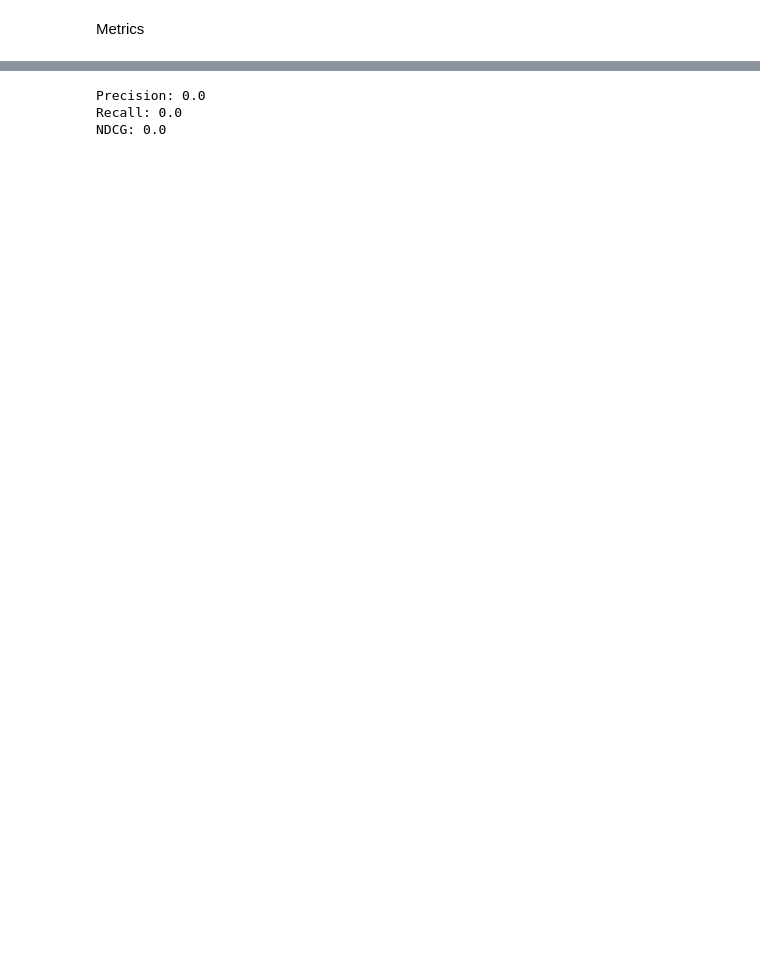
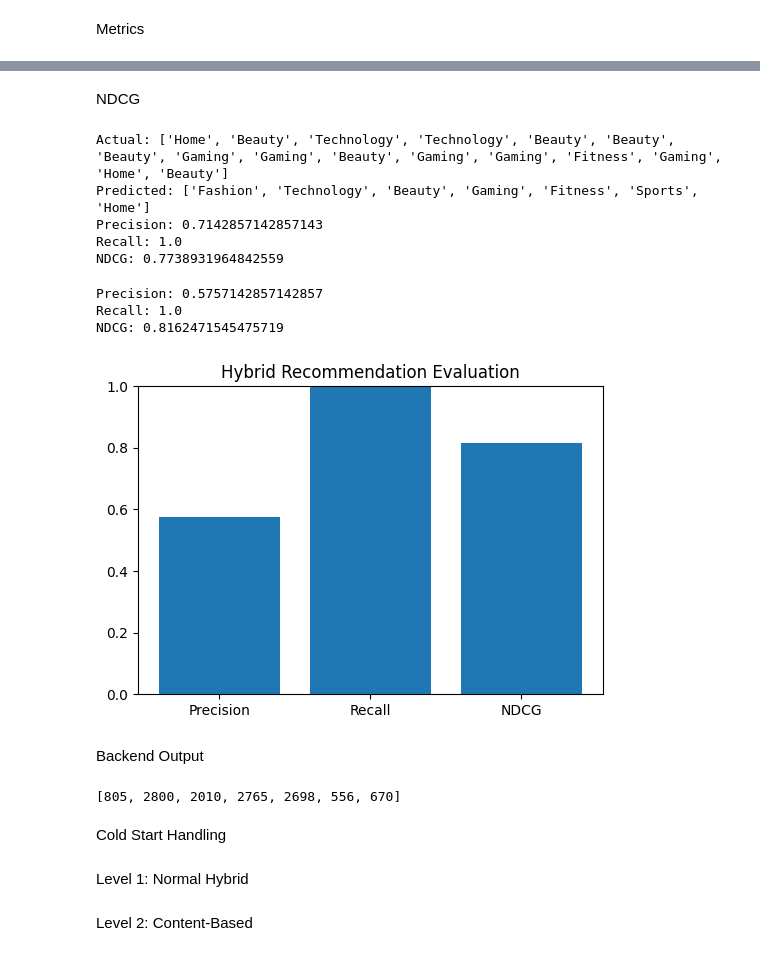
Before and after one commit to Suzan8/ALLUVO-RecommendationSystem, a Jupyter notebook: notebooks/07.ipynb, the cells around one changed output, grey strips where cells are left out. Cells and saved outputs as stored; diff of their text form; code cells hidden in the pictures; blank space fills up the shorter version.

```diff
--- a/notebooks/06.ipynb
+++ b/notebooks/07.ipynb
@@ -958 +977,3 @@ def recall_at_k(actual, predicted, k=10):
+# %% [markdown]
+NDCG
 # %%
@@ -971,13 +994,65 @@ def ndcg_at_k(actual, predicted, k=10):
 # %%
 user_id = 111
 
-predicted = final_scores.loc[user_id].sort_values(ascending=False).index.tolist()
-actual = get_actual_reels(user_id)
+actual = get_actual_categories(user_id)
+pred = get_predicted_categories(user_id)
 
-print("Precision:", precision_at_k(actual, predicted))
-print("Recall:", recall_at_k(actual, predicted))
-print("NDCG:", ndcg_at_k(actual, predicted))
+print("Actual:", actual)
+print("Predicted:", pred)
+
+print("Precision:", precision_at_k(actual, pred))
+print("Recall:", recall_at_k(actual, pred))
+print("NDCG:", ndcg_at_k(actual, pred))
 # %% [output]
-Precision: 0.0
-Recall: 0.0
-NDCG: 0.0
+Actual: ['Home', 'Beauty', 'Technology', 'Technology', 'Beauty', 'Beauty', 'Beauty', 'Gaming', 'Gaming', 'Beauty', 'Gaming', 'Gaming', 'Fitness', 'Gaming', 'Home', 'Beauty']
+Predicted: ['Fashion', 'Technology', 'Beauty', 'Gaming', 'Fitness', 'Sports', 'Home']
+Precision: 0.7142857142857143
+Recall: 1.0
+NDCG: 0.7738931964842559
+# %%
+users = test_df['user_id'].unique()
+
+p_list, r_list, n_list = [], [], []
+
+for u in users[:200]:
+
+    actual = get_actual_categories(u)
+    pred = get_predicted_categories(u)
+
+    p_list.append(precision_at_k(actual, pred))
+    r_list.append(recall_at_k(actual, pred))
+    n_list.append(ndcg_at_k(actual, pred))
+
+print("Precision:", np.mean(p_list))
+print("Recall:", np.mean(r_list))
+print("NDCG:", np.mean(n_list))
+# %% [output]
+Precision: 0.5757142857142857
+Recall: 1.0
+NDCG: 0.8162471545475719
+# %%
+import matplotlib.pyplot as plt
+
+plt.figure(figsize=(6,4))
+plt.bar(
+    ["Precision", "Recall", "NDCG"],
+    [np.mean(p_list), np.mean(r_list), np.mean(n_list)]
+)
+
+plt.title("Hybrid Recommendation Evaluation")
+plt.ylim(0, 1)
+plt.show()
+# %% [output]
+[figure, added]
+# %% [markdown]
+Backend Output
+# %%
+unique_category_recommendations(111)
+# %% [output]
+[805, 2800, 2010, 2765, 2698, 556, 670]
+# %% [markdown]
+Cold Start Handling
+# %% [markdown]
+Level 1: Normal Hybrid
+# %% [markdown]
+Level 2: Content-Based
```
Also changed, not shown: parts of 38 cells of this notebook.
